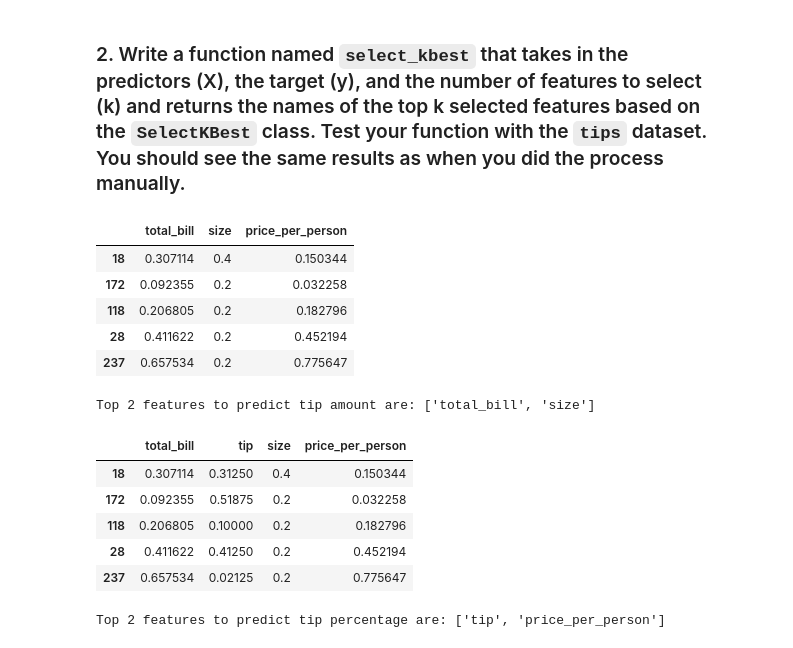
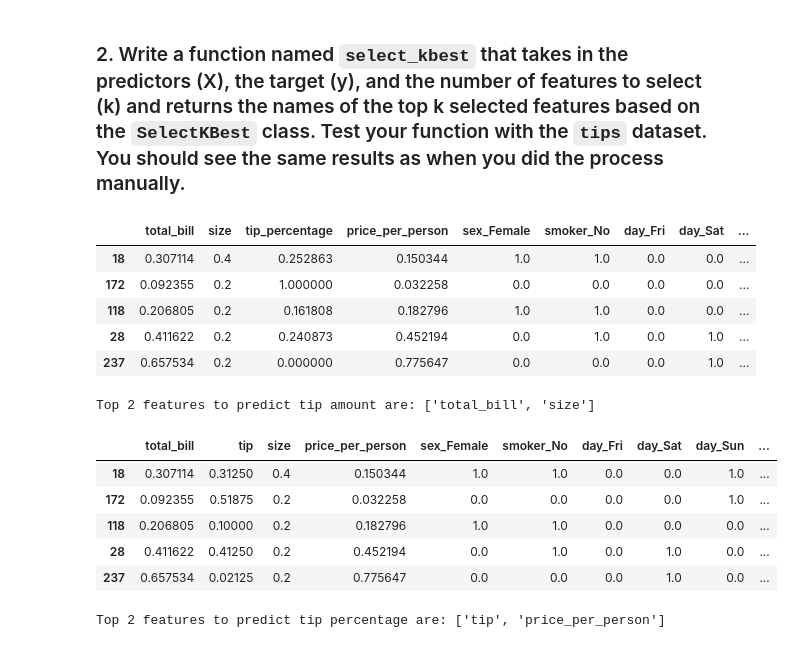
Before and after one commit to aliciag92/regression-exercises, a Jupyter notebook: feature_engineering.ipynb, the cells around one changed output. Drawn from its saved outputs; the diff is of its cells as text; code cells hidden in the pictures.

```diff
--- a/feature_engineering.ipynb
+++ b/feature_engineering.ipynb
@@ -485,22 +489,30 @@ df['price_per_person'] = df['total_bill'] / df['size']
 # %%
 #recreating X_train_scaled and y_train to test out function (using only numeric cols)
 #target var: tip
-df = df.drop(columns={'sex', 'smoker', 'day', 'time', 'tip_percentage'})
+mask = np.array(df.dtypes == "category")
+obj_df = df.iloc[:, mask]
+dummy_df = pd.get_dummies(obj_df, dummy_na = False, drop_first = True)
+df = pd.concat([df, dummy_df], axis = 1)
+df.drop(columns = obj_df.columns, inplace = True)
+
+
 train_validate, test = train_test_split(df, test_size=.2, random_state=123)
 train, validate = train_test_split(train_validate, test_size=.3, random_state=123)
+
 X_train = train.drop(columns=['tip'])
 y_train = train[['tip']]
+
 scaler = MinMaxScaler(copy=True).fit(X_train)
 X_train_scaled = scaler.transform(X_train)
 X_train_scaled = pd.DataFrame(X_train_scaled, columns=X_train.columns.values).set_index([X_train.index.values])
 X_train_scaled.head()
 # %% [output]
-|  | total_bill | size | price_per_person |
-| 18 | 0.307114 | 0.4 | 0.150344 |
-| 172 | 0.092355 | 0.2 | 0.032258 |
-| 118 | 0.206805 | 0.2 | 0.182796 |
-| 28 | 0.411622 | 0.2 | 0.452194 |
-| 237 | 0.657534 | 0.2 | 0.775647 |
+|  | total_bill | size | tip_percentage | price_per_person | sex_Female | smoker_No | day_Fri | day_Sat | ... |
+| 18 | 0.307114 | 0.4 | 0.252863 | 0.150344 | 1.0 | 1.0 | 0.0 | 0.0 | ... |
+| 172 | 0.092355 | 0.2 | 1.000000 | 0.032258 | 0.0 | 0.0 | 0.0 | 0.0 | ... |
+| 118 | 0.206805 | 0.2 | 0.161808 | 0.182796 | 1.0 | 1.0 | 0.0 | 0.0 | ... |
+| 28 | 0.411622 | 0.2 | 0.240873 | 0.452194 | 0.0 | 1.0 | 0.0 | 1.0 | ... |
+| 237 | 0.657534 | 0.2 | 0.000000 | 0.775647 | 0.0 | 0.0 | 0.0 | 1.0 | ... |
 # %%
 #calling function with X_train_scaled (predictors), y_train (target), and k
 print(f'Top 2 features to predict tip amount are: {select_kbest(X_train_scaled, y_train, 2)}')
@@ -514,22 +526,29 @@ df['price_per_person'] = df['total_bill'] / df['size']
 # %%
 #recreating X_train_scaled and y_train to test out function (using only numeric cols)
 #target var: tip_percentage
-df = df.drop(columns={'sex', 'smoker', 'day', 'time'})
+mask = np.array(df.dtypes == "category")
+obj_df = df.iloc[:, mask]
+dummy_df = pd.get_dummies(obj_df, dummy_na = False, drop_first = True)
+df = pd.concat([df, dummy_df], axis = 1)
+df.drop(columns = obj_df.columns, inplace = True)
+
 train_validate, test = train_test_split(df, test_size=.2, random_state=123)
 train, validate = train_test_split(train_validate, test_size=.3, random_state=123)
+
 X_train = train.drop(columns=['tip_percentage'])
 y_train = train[['tip_percentage']]
+
 scaler = MinMaxScaler(copy=True).fit(X_train)
 X_train_scaled = scaler.transform(X_train)
 X_train_scaled = pd.DataFrame(X_train_scaled, columns=X_train.columns.values).set_index([X_train.index.values])
 X_train_scaled.head()
 # %% [output]
-|  | total_bill | tip | size | price_per_person |
-| 18 | 0.307114 | 0.31250 | 0.4 | 0.150344 |
-| 172 | 0.092355 | 0.51875 | 0.2 | 0.032258 |
-| 118 | 0.206805 | 0.10000 | 0.2 | 0.182796 |
-| 28 | 0.411622 | 0.41250 | 0.2 | 0.452194 |
-| 237 | 0.657534 | 0.02125 | 0.2 | 0.775647 |
+|  | total_bill | tip | size | price_per_person | sex_Female | smoker_No | day_Fri | day_Sat | day_Sun | ... |
+| 18 | 0.307114 | 0.31250 | 0.4 | 0.150344 | 1.0 | 1.0 | 0.0 | 0.0 | 1.0 | ... |
+| 172 | 0.092355 | 0.51875 | 0.2 | 0.032258 | 0.0 | 0.0 | 0.0 | 0.0 | 1.0 | ... |
+| 118 | 0.206805 | 0.10000 | 0.2 | 0.182796 | 1.0 | 1.0 | 0.0 | 0.0 | 0.0 | ... |
+| 28 | 0.411622 | 0.41250 | 0.2 | 0.452194 | 0.0 | 1.0 | 0.0 | 1.0 | 0.0 | ... |
+| 237 | 0.657534 | 0.02125 | 0.2 | 0.775647 | 0.0 | 0.0 | 0.0 | 1.0 | 0.0 | ... |
 # %%
 print(f'Top 2 features to predict tip percentage are: {select_kbest(X_train_scaled, y_train, 2)}')
 # %% [output]
```
Also changed, not shown: parts of 15 cells of this notebook.
